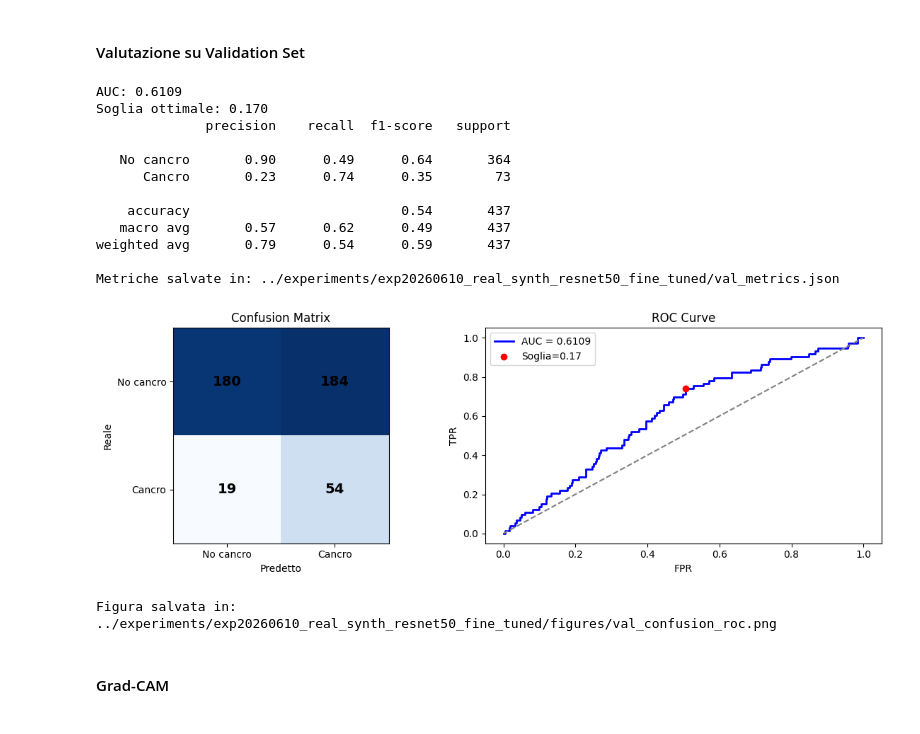
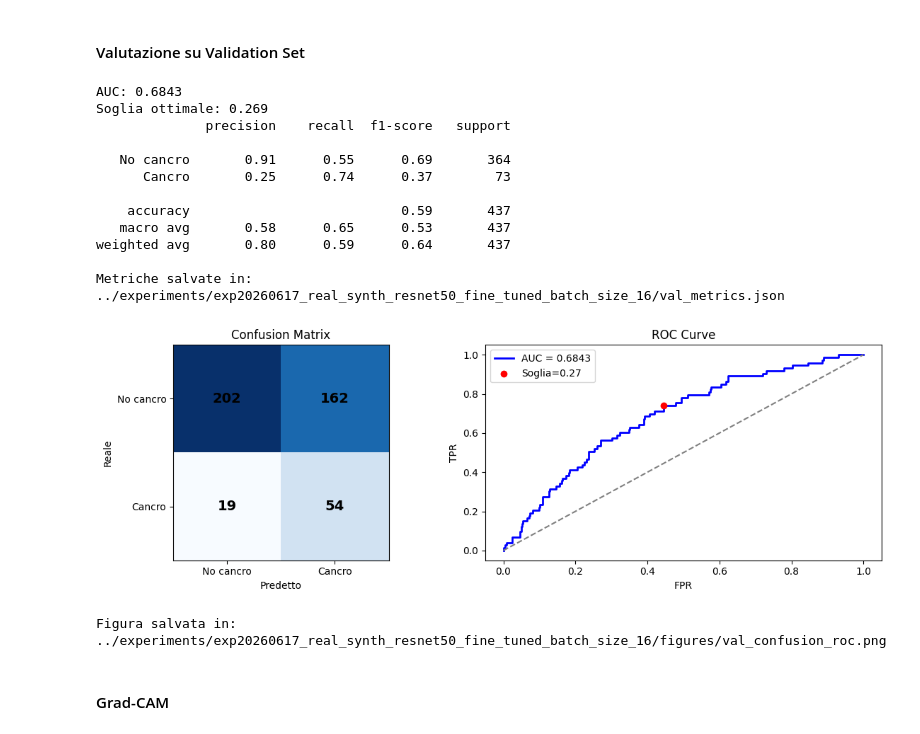
Before and after one commit to MarrasFederico/MammoDiffusion-v1.1, a Jupyter notebook: notebooks/06_Classificatore_RealSynthetic_ResNet-50_FineTuned.ipynb, the cells around one changed output. Saved outputs shown, nothing was run; the diff lists cells and outputs as text; code cells hidden in the pictures.

Commit message:
Risultati ResNet-50 Fine-Tuned configurazione RealSynth

```diff
--- a/notebooks/06_Classificatore_RealSynthetic_ResNet-50_FineTuned.ipynb
+++ b/notebooks/06_Classificatore_RealSynthetic_ResNet-50_FineTuned.ipynb
@@ -279,6 +262,6 @@ All           1701  1701  3402
 #### Configurazione
 # %%
 # Cartella esperimento
-OUTPUT_EXP_DIR = os.path.join(BASE_PATH, 'experiments', 'exp20260610_real_synth_resnet50_fine_tuned')
+OUTPUT_EXP_DIR = os.path.join(BASE_PATH, 'experiments', 'exp20260617_real_synth_resnet50_fine_tuned_batch_size_16')
 os.makedirs(OUTPUT_EXP_DIR, exist_ok=True)
 print(OUTPUT_EXP_DIR)
@@ -285,6 +270,6 @@ print(OUTPUT_EXP_DIR)
 # %%
 IMG_SIZE = (224, 224)
-BATCH_SIZE = 8
+BATCH_SIZE = 16
 SEED = 42
 
 # Medie e std di ImageNet
@@ -756,6 +730,8 @@ os.makedirs(FIGURES_DIR, exist_ok=True)
 
 metrics_dict = {
     'split': 'validation',
+    'backbone': 'ResNet-50',
+    'experiment_name': os.path.basename(OUTPUT_EXP_DIR),
     'auc': round(float(val_auc), 4),
     'optimal_threshold_youden': round(float(best_threshold), 4),
     'accuracy': round(float((y_pred == y_true).mean()), 4),
@@ -772,43 +748,43 @@ print(f"Metriche salvate in: {metrics_path}")
 # Figura: Confusion Matrix + ROC curve
 cm = confusion_matrix(y_true, y_pred)
 fig, axes = plt.subplots(1, 2, figsize=(12, 4))
 
 axes[0].imshow(cm, cmap='Blues')
 axes[0].set_xticks([0, 1]); axes[0].set_yticks([0, 1])
 axes[0].set_xticklabels(['No cancro', 'Cancro'])
 axes[0].set_yticklabels(['No cancro', 'Cancro'])
 axes[0].set_xlabel('Predetto'); axes[0].set_ylabel('Reale')
 axes[0].set_title('Confusion Matrix')
 for i in range(2):
     for j in range(2):
         axes[0].text(j, i, cm[i, j], ha='center', va='center', fontsize=14, fontweight='bold')
 
 axes[1].plot(fpr, tpr, color='blue', lw=2, label=f'AUC = {val_auc:.4f}')
 axes[1].plot([0, 1], [0, 1], '--', color='gray')
 axes[1].scatter(fpr[youden_idx], tpr[youden_idx], color='red', zorder=5, label=f'Soglia={best_threshold:.2f}')
 axes[1].set_xlabel('FPR'); axes[1].set_ylabel('TPR')
 axes[1].set_title('ROC Curve'); axes[1].legend()
 
 plt.tight_layout()
 fig_path = os.path.join(FIGURES_DIR, 'val_confusion_roc.png')
 fig.savefig(fig_path, dpi=150, bbox_inches='tight')
 plt.show()
 print(f"Figura salvata in: {fig_path}")
 # %% [output]
-AUC: 0.6109
-Soglia ottimale: 0.170
+AUC: 0.6843
+Soglia ottimale: 0.269
               precision    recall  f1-score   support
 
-   No cancro       0.90      0.49      0.64       364
-      Cancro       0.23      0.74      0.35        73
+   No cancro       0.91      0.55      0.69       364
+      Cancro       0.25      0.74      0.37        73
 
-    accuracy                           0.54       437
-   macro avg       0.57      0.62      0.49       437
-weighted avg       0.79      0.54      0.59       437
+    accuracy                           0.59       437
+   macro avg       0.58      0.65      0.53       437
+weighted avg       0.80      0.59      0.64       437
 
-Metriche salvate in: ../experiments/exp20260610_real_synth_resnet50_fine_tuned/val_metrics.json
+Metriche salvate in: ../experiments/exp20260617_real_synth_resnet50_fine_tuned_batch_size_16/val_metrics.json
-[figure, old version]
+[figure, new version]
-Figura salvata in: ../experiments/exp20260610_real_synth_resnet50_fine_tuned/figures/val_confusion_roc.png
+Figura salvata in: ../experiments/exp20260617_real_synth_resnet50_fine_tuned_batch_size_16/figures/val_confusion_roc.png
 # %% [markdown]
 #### Grad-CAM
 # %%
```
Also changed, not shown: parts of 14 cells of this notebook, 9 other files.
